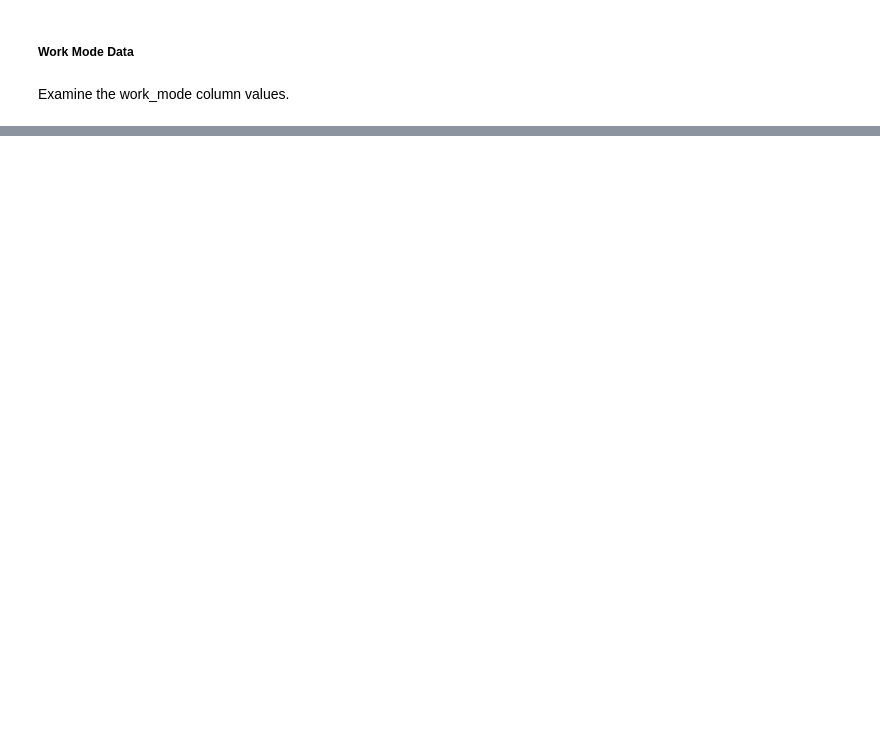
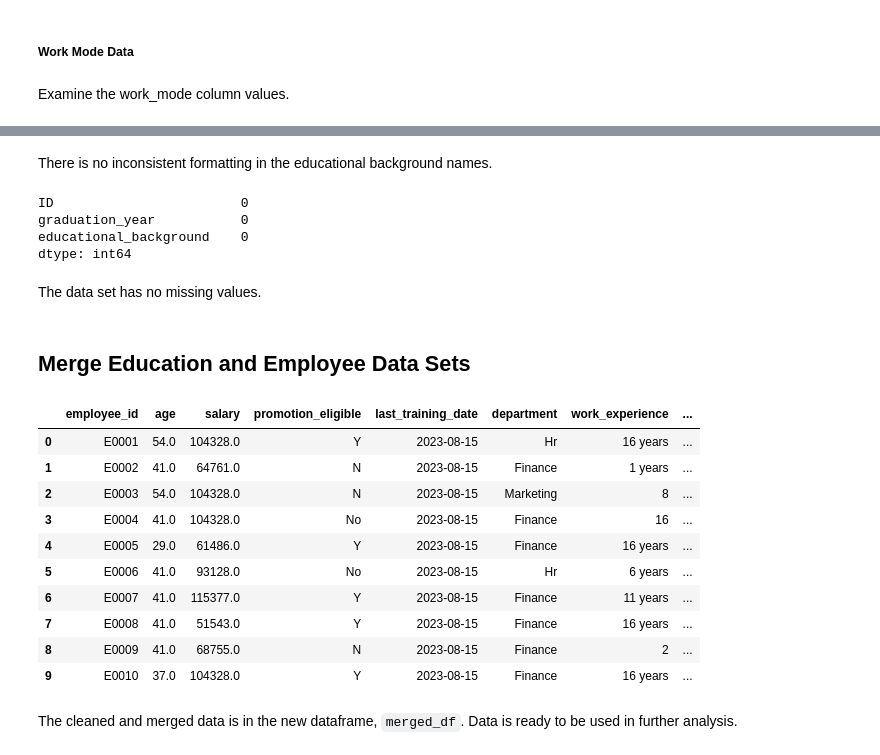
Before and after one commit to aysuntm/engage-metrics-workforce-analytics, a Jupyter notebook: notebooks/01_data_cleaning.ipynb, the cells around one changed output, grey strips where cells are left out. Cells and saved outputs as stored; diff of their text form; code cells hidden in the pictures; blank space fills up the shorter version.

```diff
--- a/notebooks/01_data_cleaning.ipynb
+++ b/notebooks/01_data_cleaning.ipynb
@@ -174,11 +185,3 @@ dtype: int64
 # %%
-# Columns with date info
-date_columns = ['last_training_date', 'last_promotion_date']
-# Identify inconsistent date formats
-employee_df[date_columns] = employee_df[date_columns].apply(pd.to_datetime, errors='coerce')
-
-# Identify the rows where the conversion failed
-inconsistent_rows = employee_df[date_columns].isna()
-
-print("Rows with inconsistent or unparseable formats:")
-print(inconsistent_rows)
+# Convert the date columns to datetime, identifying inconsistent date formats
+employee_df[date_columns] = employee_df[date_columns].apply(pd.to_datetime, format='mixed', errors='coerce')
@@ -214,6 +248,8 @@ Salary values sample:
 Name: salary, dtype: str
 # %% [markdown]
 Clean the salary column by removing currency symbols and converting to float.
+# %%
+employee_df['salary'] = employee_df['salary'].replace(r'[\$,]', '', regex=True).astype(float)
 # %% [markdown]
 Verify the salary data type.
 # %%
@@ -235,0 +303,4 @@ Standardize the work_mode column values to be consistent case and format.
+# %%
+employee_df['department'] = employee_df['department'].str.strip().str.title()
+print("\nCleaned Department Names:")
+print(employee_df['department'].unique())
@@ -235,0 +316,6 @@ Standardize the work_mode column values to be consistent case and format.
+# %%
+# Import the educational background data
+education_df = pd.read_excel('../data/education_data.xlsx')
+
+print("Education Data:")
+print(education_df.head())
@@ -235,0 +346,39 @@ Standardize the work_mode column values to be consistent case and format.
+# %% [markdown]
+There is no inconsistent formatting in the educational background names.
+# %%
+# Check if there are any missing values in the education_df dataset.
+education_df.isnull().sum()
+# %% [output]
+ID                        0
+graduation_year           0
+educational_background    0
+dtype: int64
+# %% [markdown]
+The data set has no missing values.
+# %% [markdown]
+## Merge Education and Employee Data Sets
+# %%
+# Merge datasets on employee_id
+merged_df = pd.merge(
+    employee_df,
+    education_df,
+    left_on='employee_id',
+    right_on='ID',
+    how='inner'
+)
+
+merged_df.head(10)
+# %% [output]
+|  | employee_id | age | salary | promotion_eligible | last_training_date | department | work_experience | ... |
+| 0 | E0001 | 54.0 | 104328.0 | Y | 2023-08-15 | Hr | 16 years | ... |
+| 1 | E0002 | 41.0 | 64761.0 | N | 2023-08-15 | Finance | 1 years | ... |
+| 2 | E0003 | 54.0 | 104328.0 | N | 2023-08-15 | Marketing | 8 | ... |
+| 3 | E0004 | 41.0 | 104328.0 | No | 2023-08-15 | Finance | 16 | ... |
+| 4 | E0005 | 29.0 | 61486.0 | Y | 2023-08-15 | Finance | 16 years | ... |
+| 5 | E0006 | 41.0 | 93128.0 | No | 2023-08-15 | Hr | 6 years | ... |
+| 6 | E0007 | 41.0 | 115377.0 | Y | 2023-08-15 | Finance | 11 years | ... |
+| 7 | E0008 | 41.0 | 51543.0 | Y | 2023-08-15 | Finance | 16 years | ... |
+| 8 | E0009 | 41.0 | 68755.0 | N | 2023-08-15 | Finance | 2 | ... |
+| 9 | E0010 | 37.0 | 104328.0 | Y | 2023-08-15 | Finance | 16 years | ... |
+# %% [markdown]
+The cleaned and merged data is in the new dataframe, `merged_df`. Data is ready to be used in further analysis.
```
Also changed, not shown: parts of 29 cells of this notebook.
